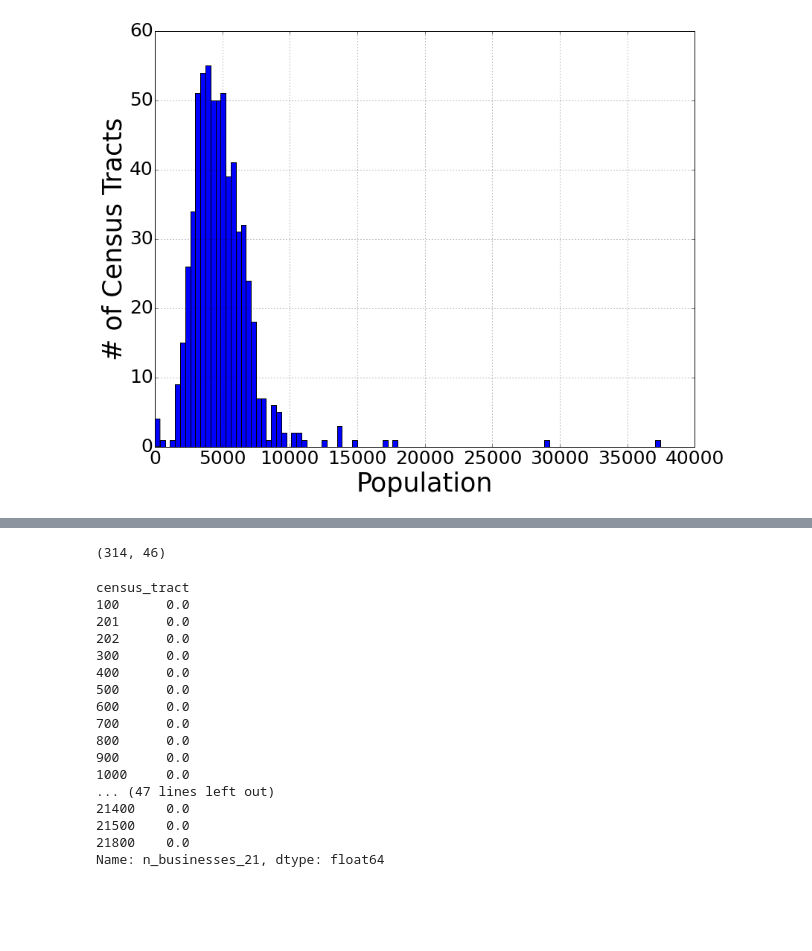
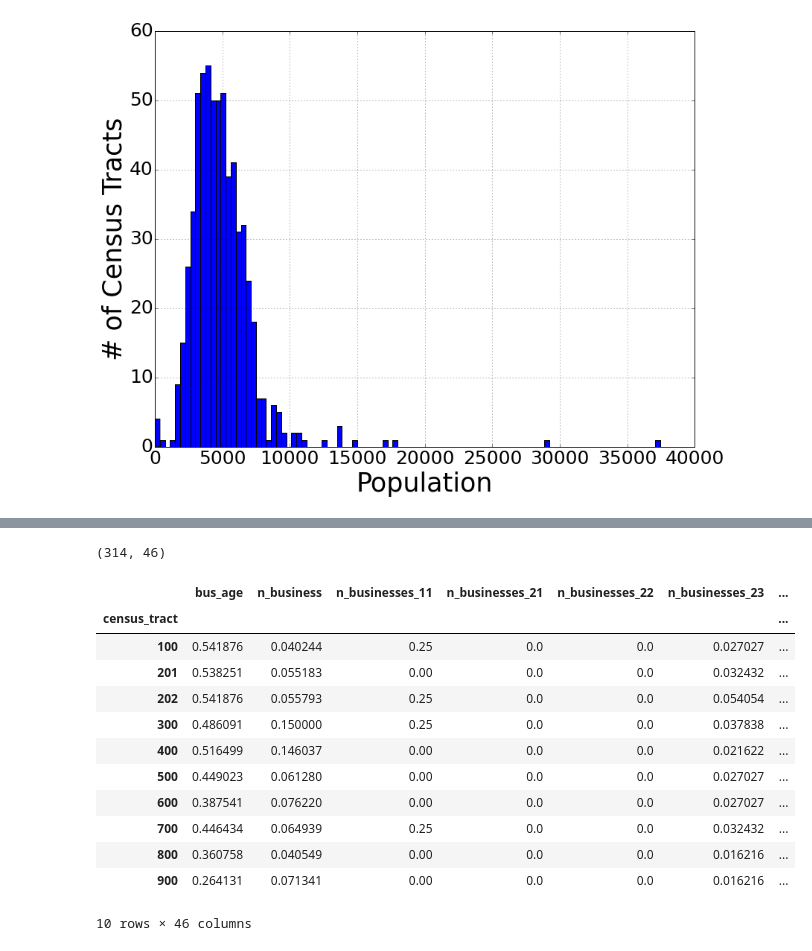
Before and after one commit to jmsilverman/insight_project, a Jupyter notebook: build_features_labels2.ipynb, the cells around one changed output, grey strips where cells are left out. Drawn from its saved outputs; the diff is of its cells as text; code cells hidden in the pictures; blank space fills up the shorter version.

```diff
--- a/build_features_labels2.ipynb
+++ b/build_features_labels2.ipynb
@@ -279,0 +281,11 @@ features[:5]
+# %%
+# get min/max of each column
+min_cols = np.min(features,axis=0)
+max_cols = np.max(features,axis=0)
+
+# save min/max as dataframe
+min_max_frame = pd.DataFrame({'min_vals': min_cols.values, 'max_vals': max_cols.values}, index=min_cols.index).T
+
+# write min/max of each column to CSV
+min_max_frame.to_csv('data_final/min_max_features.csv', index_label='min_max')
+min_max_frame
@@ -280,26 +297,22 @@ features[:5]
 # %%
 # feature scale to min/max range
-features_scaled = (features-np.min(features,axis=0)) / (np.max(features,axis=0)-np.min(features,axis=0))
+features_scaled = (features-min_cols) / (max_cols-min_cols)
 print features_scaled.shape
-features_scaled.n_businesses_21[]
+features_scaled[:10]
 # %% [output]
 (314, 46)
+|  | bus_age | n_business | n_businesses_11 | n_businesses_21 | n_businesses_22 | n_businesses_23 | ... |
+| census_tract |  |  |  |  |  |  | ... |
+| 100 | 0.541876 | 0.040244 | 0.25 | 0.0 | 0.0 | 0.027027 | ... |
+| 201 | 0.538251 | 0.055183 | 0.00 | 0.0 | 0.0 | 0.032432 | ... |
+| 202 | 0.541876 | 0.055793 | 0.25 | 0.0 | 0.0 | 0.054054 | ... |
+| 300 | 0.486091 | 0.150000 | 0.25 | 0.0 | 0.0 | 0.037838 | ... |
+| 400 | 0.516499 | 0.146037 | 0.00 | 0.0 | 0.0 | 0.021622 | ... |
+| 500 | 0.449023 | 0.061280 | 0.00 | 0.0 | 0.0 | 0.027027 | ... |
+| 600 | 0.387541 | 0.076220 | 0.00 | 0.0 | 0.0 | 0.027027 | ... |
+| 700 | 0.446434 | 0.064939 | 0.25 | 0.0 | 0.0 | 0.032432 | ... |
+| 800 | 0.360758 | 0.040549 | 0.00 | 0.0 | 0.0 | 0.016216 | ... |
+| 900 | 0.264131 | 0.071341 | 0.00 | 0.0 | 0.0 | 0.016216 | ... |
-census_tract
-100      0.0
-201      0.0
-202      0.0
-300      0.0
-400      0.0
-500      0.0
-600      0.0
-700      0.0
-800      0.0
-900      0.0
-1000     0.0
-... (47 lines left out)
-21400    0.0
-21500    0.0
-21800    0.0
-Name: n_businesses_21, dtype: float64
+10 rows × 46 columns
 # %%
 # write dataframe to csv
```
Also changed, not shown: parts of 9 cells of this notebook.
